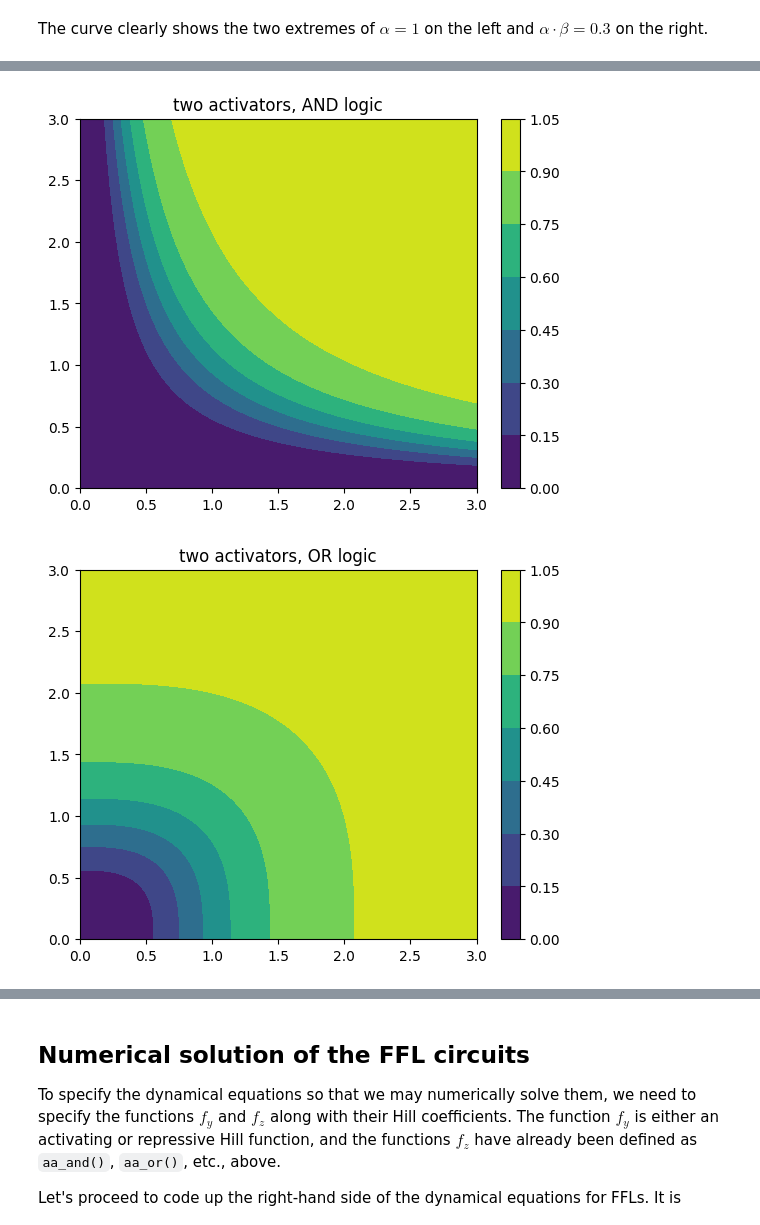
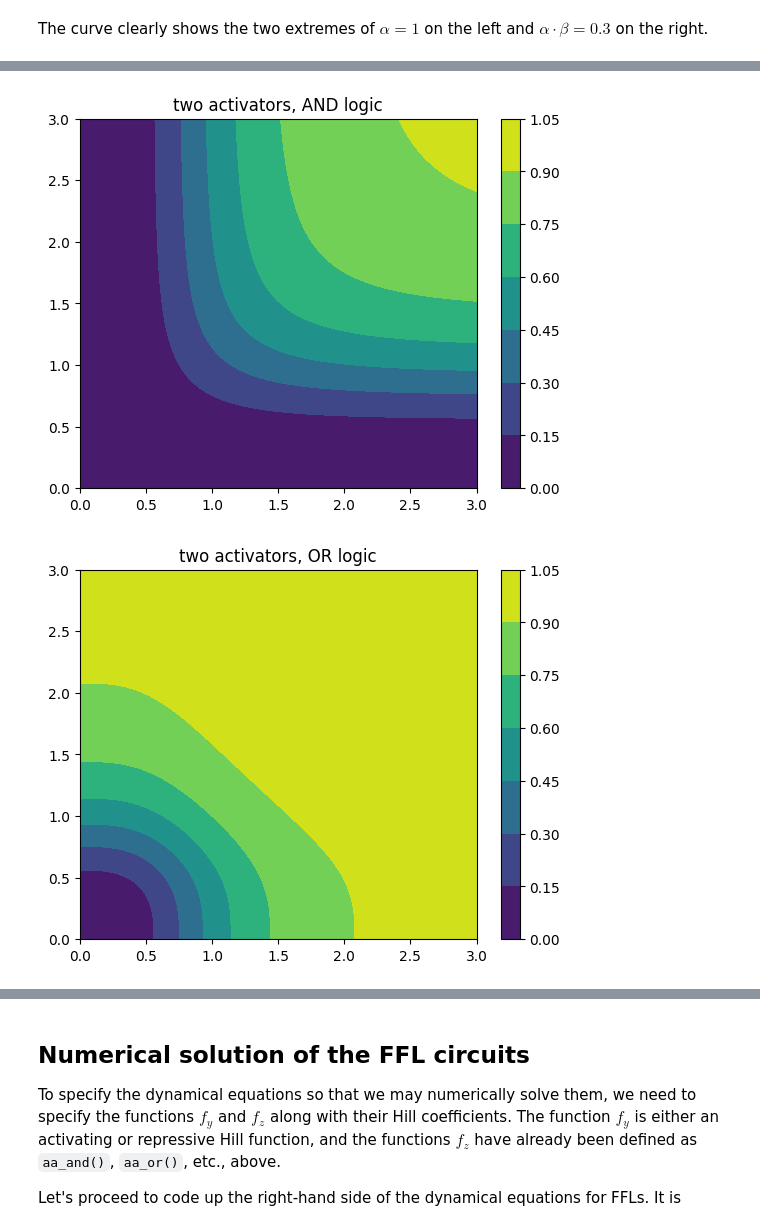
Before and after one commit to BioDisCo/computational_bioengineering, a Jupyter notebook: gates/notes.ipynb, the cells around one changed output, grey strips where cells are left out. Drawn from its saved outputs; the diff is of its cells as text; code cells hidden in the pictures.

```diff
--- a/gates/notes.ipynb
+++ b/gates/notes.ipynb
@@ -912,33 +954,33 @@ We can make plots of these functions to demonstrate how they represent the respe
 # %%
 # Get x and y values for plotting
 x = np.linspace(0, 3, 200)
 y = np.linspace(0, 3, 200)
 xx, yy = np.meshgrid(x, y)
 
 # Parameters (Hill functions)
 # increase them to make it more digital
 nx: float = 3.0  # 20.0
 ny: float = 3.0  # 20.0
 
 # Regulation functions
 def aa_and(x: np.ndarray, y: np.ndarray, nx: float, ny: float):
     comb = x ** nx * y ** ny
-    return  comb / (1 + comb)
+    return  comb / ((1 + x ** nx)*(1 + y ** ny))
 
 
 def aa_or(x: np.ndarray, y: np.ndarray, nx: float, ny: float):
-    comb = x ** nx + y ** ny
-    return comb / (1 + comb)
+    comb = x ** nx + y ** ny + x ** nx * y ** ny
+    return comb / ((1 + x ** nx)*(1 + y ** ny))
 
 # plot it
 contour_fun(xx, yy,
             aa_and(xx, yy, nx, ny),
             title="two activators, AND logic")
 
 contour_fun(xx, yy,
             aa_or(xx, yy, nx, ny),
             title="two activators, OR logic")
 # %% [output]
-[figure, old version]
+[figure, new version]
-[figure, old version]
+[figure, new version]
 # %% [markdown]
```
Also changed, not shown: parts of 10 cells of this notebook, 2 other files.
